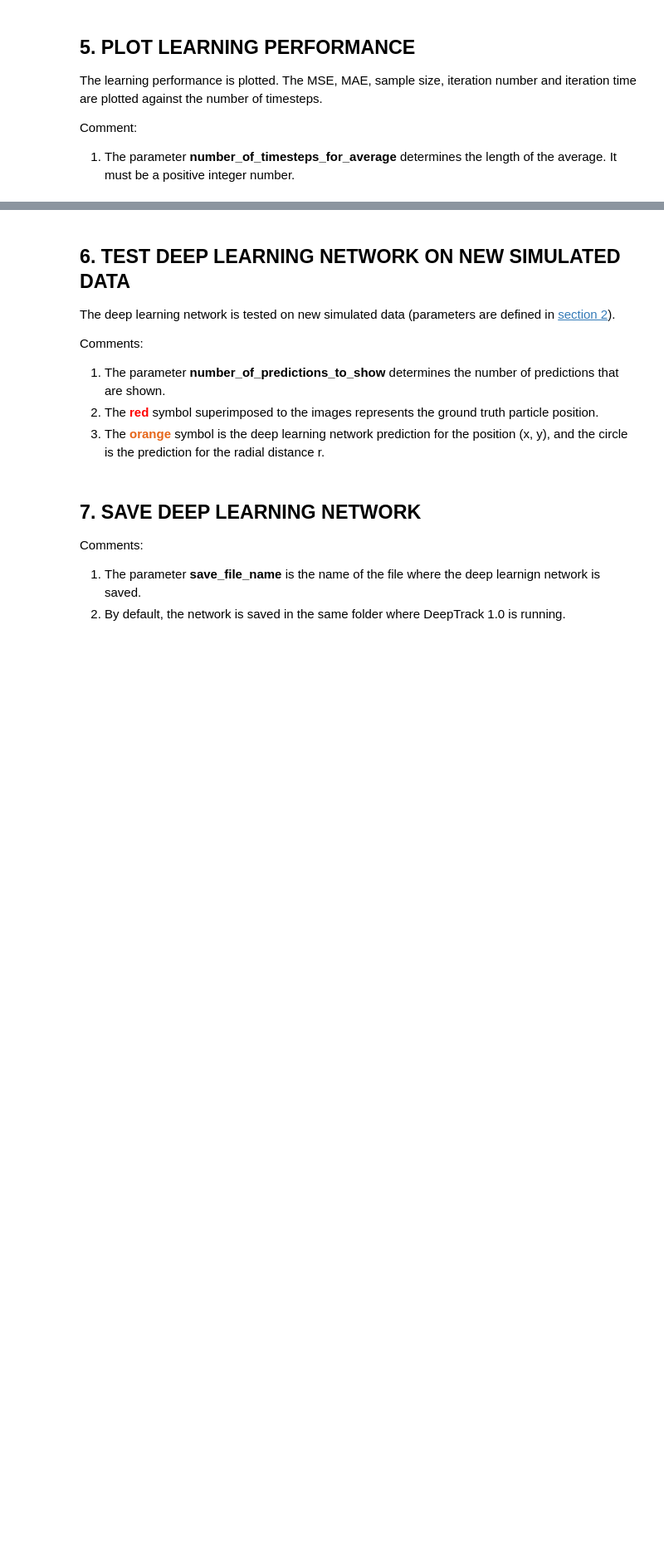
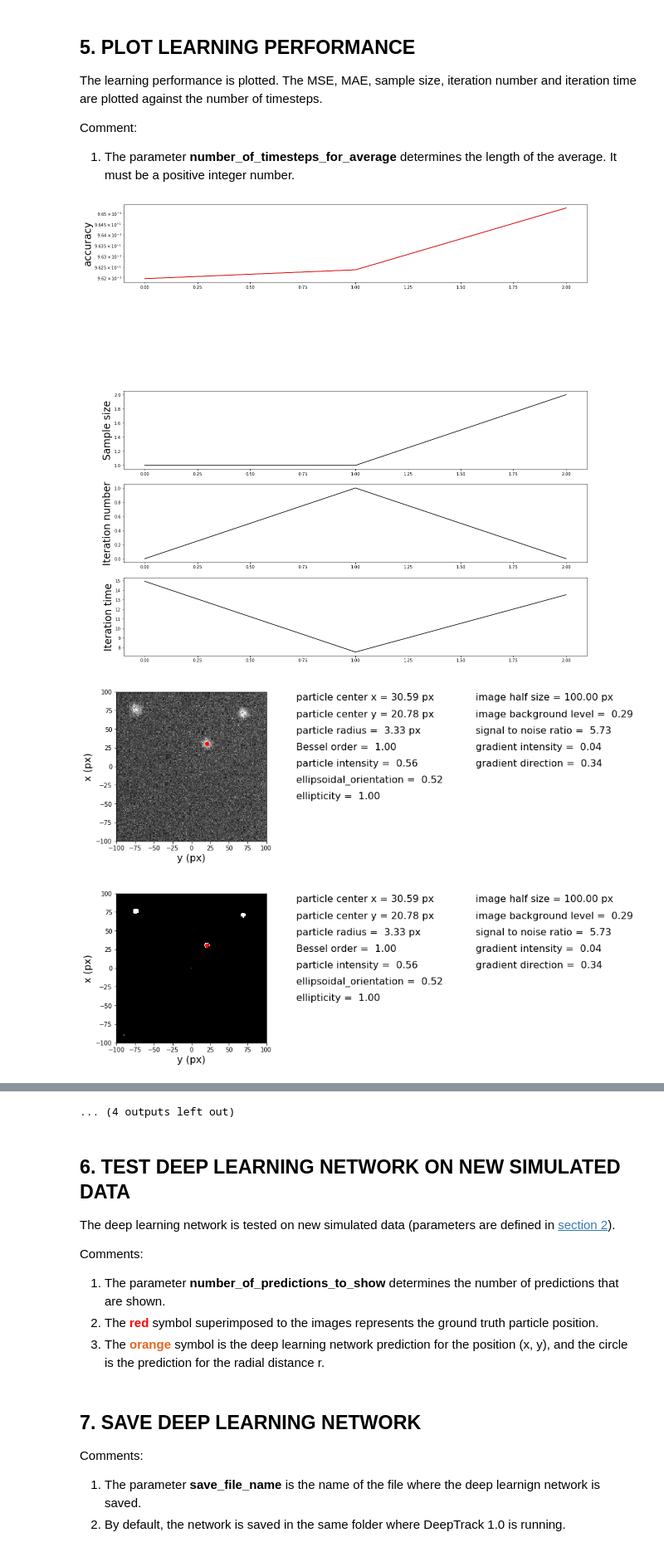
Before and after one commit to giovannivolpe/DeepTrack, a Jupyter notebook: DeepTrack 1.0/dev.ipynb, the cells around one changed output, grey strips where cells are left out. Shown at 83% size. Drawn from its saved outputs; the diff is of its cells as text; code cells hidden in the pictures; blank space fills up the shorter version.

Commit message:
Lagt till plot_learning_performance

```diff
--- a/DeepTrack 1.0/dev.ipynb
+++ b/DeepTrack 1.0/dev.ipynb
@@ -126,8 +126,8 @@ Comments:
 3. The parameter <strong>verbose</strong> determines the frequency of the update messages. It can be either a boolean value (True/False) or a number between 0 and 1.
 # %%
 ### Define parameters of the training
-sample_sizes = (8, 16)
-iteration_numbers = (20, 10)
+sample_sizes = (2, 4)
+iteration_numbers = (4, 2)
 verbose = 1
 
 ### Training
@@ -140,26 +161,32 @@ The learning performance is plotted. The MSE, MAE, sample size, iteration number
 Comment:
 1. The parameter <strong>number_of_timesteps_for_average</strong> determines the length of the average. It must be a positive integer number.
 # %%
+
 ### Plot learning performance
-#number_of_timesteps_for_average = 100
-#deeptrack.plot_learning_performance(training_history, number_of_timesteps_for_average)
+number_of_timesteps_for_average = 1
+DTE.plot_learning_performance(training_history, number_of_timesteps_for_average)
+
 
 def predict_generated_image(network, image_generator, n = 5):
     import deeptrack as dt
     from numpy import reshape
     import matplotlib.pyplot as plt
     import matplotlib.image as mpimg
 
     image_shape = network.get_layer(index=0).get_config()['batch_input_shape'][1:]
 
     for image_number, image, image_parameters, target in image_generator():
         if image_number>=n:
             break
         resized_image = dt.resize_image(image, (image_shape[0], image_shape[1]))
         prediction = network.predict(reshape(resized_image, (1, image_shape[0], image_shape[1], image_shape[2])))
 
         dt.plot_sample_image(image, image_parameters)
         dt.plot_sample_image(target, image_parameters)
         imgplot = plt.imshow(prediction.reshape((image_shape[0],image_shape[1])))
 
 predict_generated_image(network, image_generator)
+# %% [output]
+[figure, added]
+[figure, added]
+[figure, added]
@@ -166,3 +202,4 @@ predict_generated_image(network, image_generator)
+... (4 outputs left out)
 # %% [markdown]
 ## 6. TEST DEEP LEARNING NETWORK ON NEW SIMULATED DATA
 
```
Also changed, not shown: parts of 4 cells of this notebook, 1 other file.
